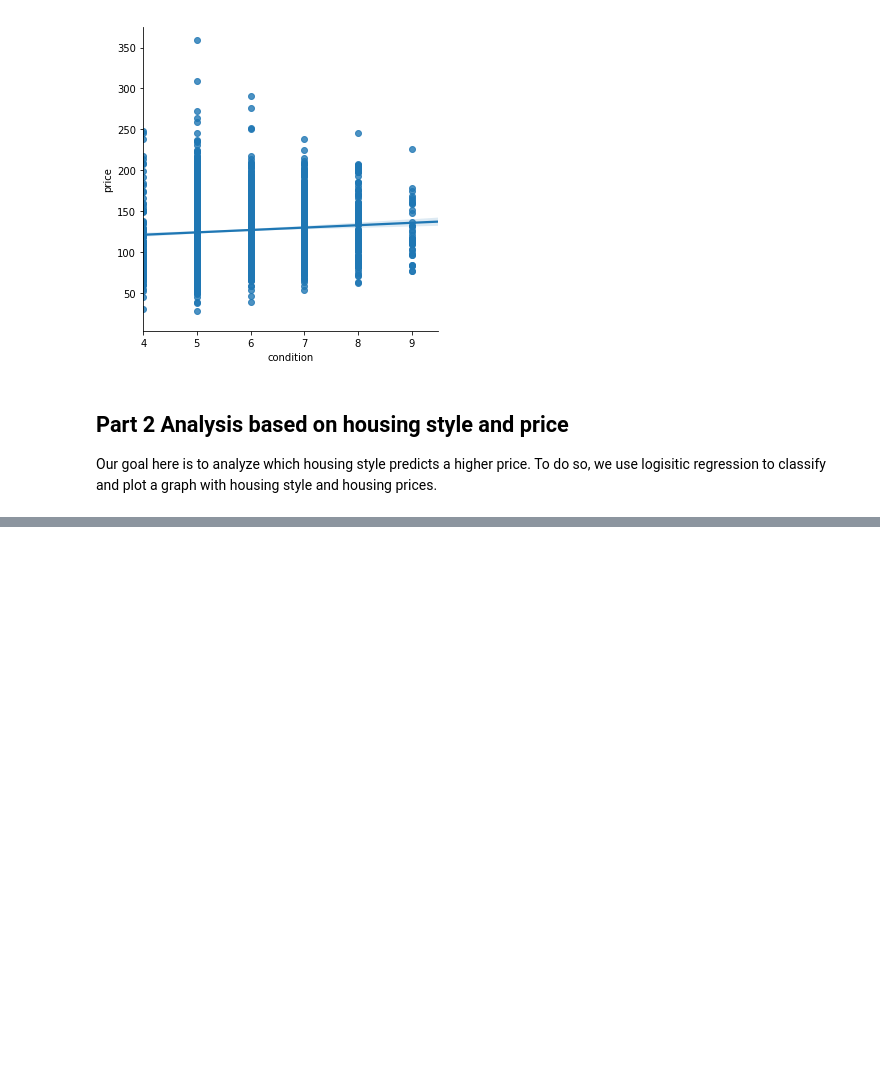
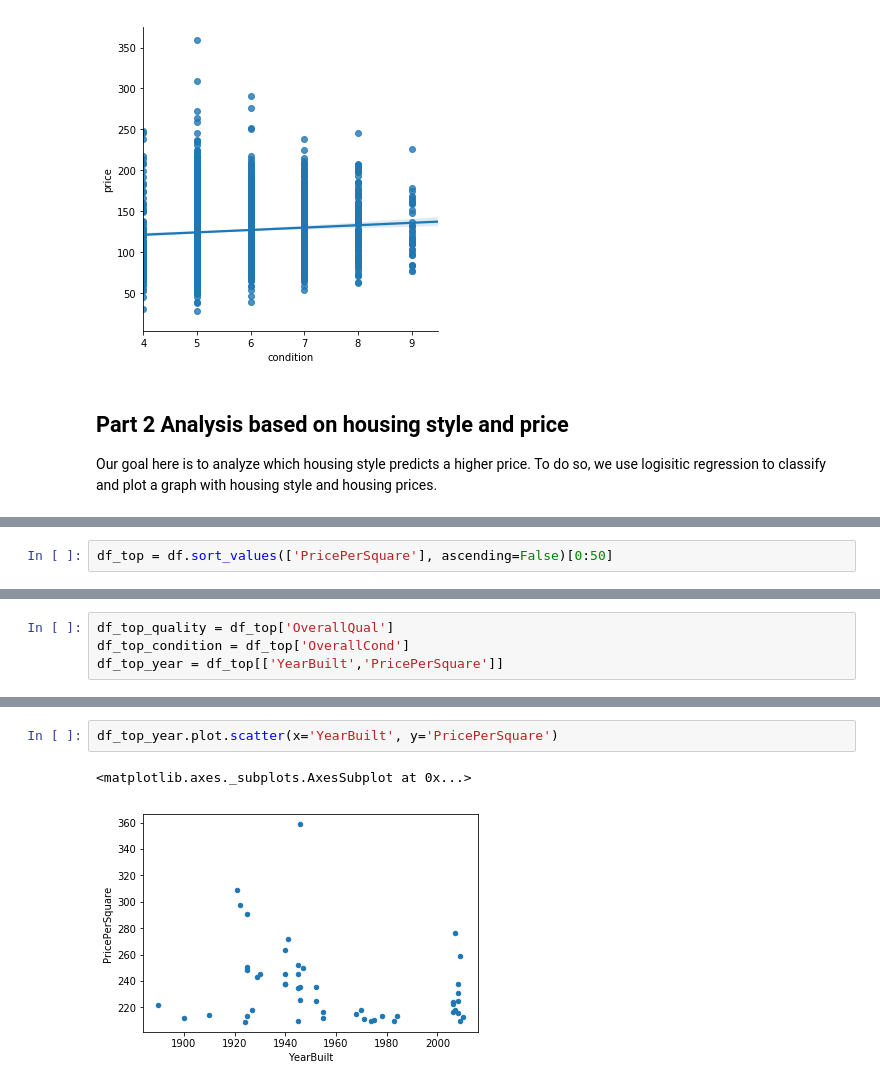
Before and after one commit to muh005/Housing-Price-Analysis, a Jupyter notebook: FinalProject.ipynb, the cells around one changed output, grey strips where cells are left out. Drawn from its saved outputs; the diff is of its cells as text; blank space fills up the shorter version.

```diff
--- a/FinalProject.ipynb
+++ b/FinalProject.ipynb
@@ -145,0 +127,2 @@ df
+# %%
+df_top = df.sort_values(['PricePerSquare'], ascending=False)[0:50]
@@ -145,0 +153,4 @@ df
+# %%
+df_top_quality = df_top['OverallQual']
+df_top_condition = df_top['OverallCond']
+df_top_year = df_top[['YearBuilt','PricePerSquare']]
@@ -145,0 +220,5 @@ df
+# %%
+df_top_year.plot.scatter(x='YearBuilt', y='PricePerSquare')
+# %% [output]
+<matplotlib.axes._subplots.AxesSubplot at 0x...>
+[figure, added]
```
Also changed, not shown: parts of 11 cells of this notebook.
